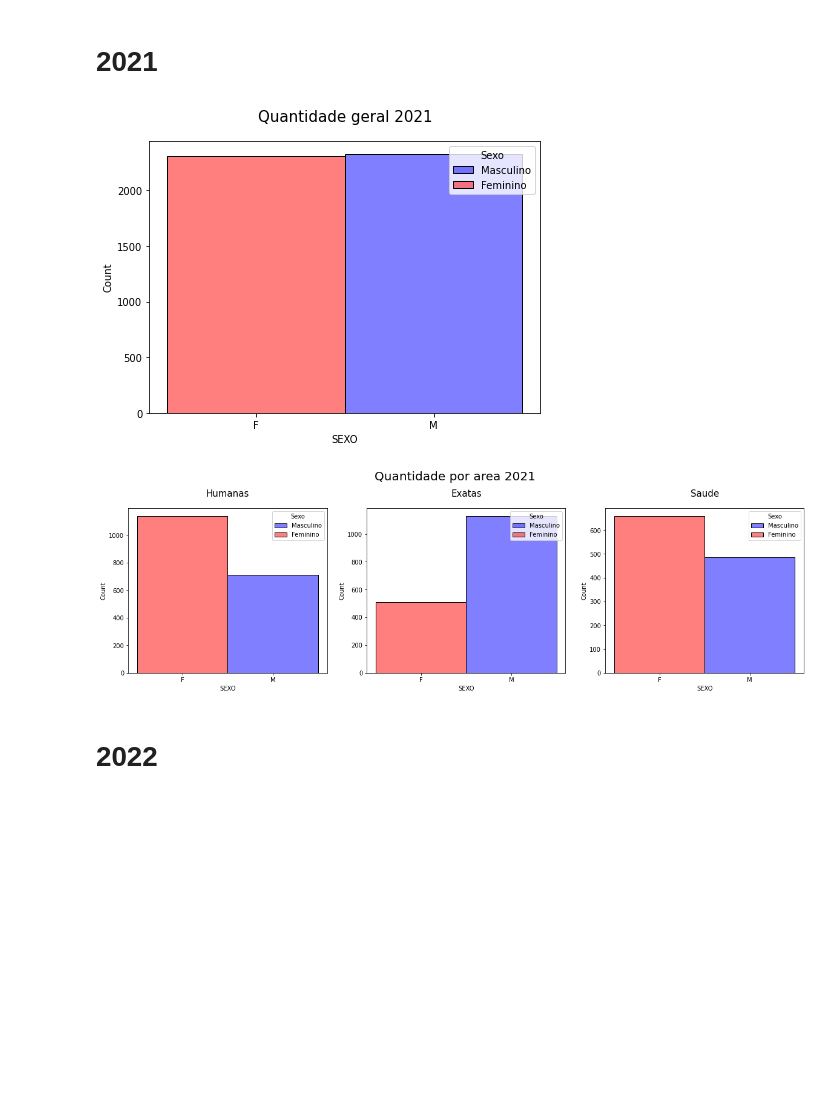
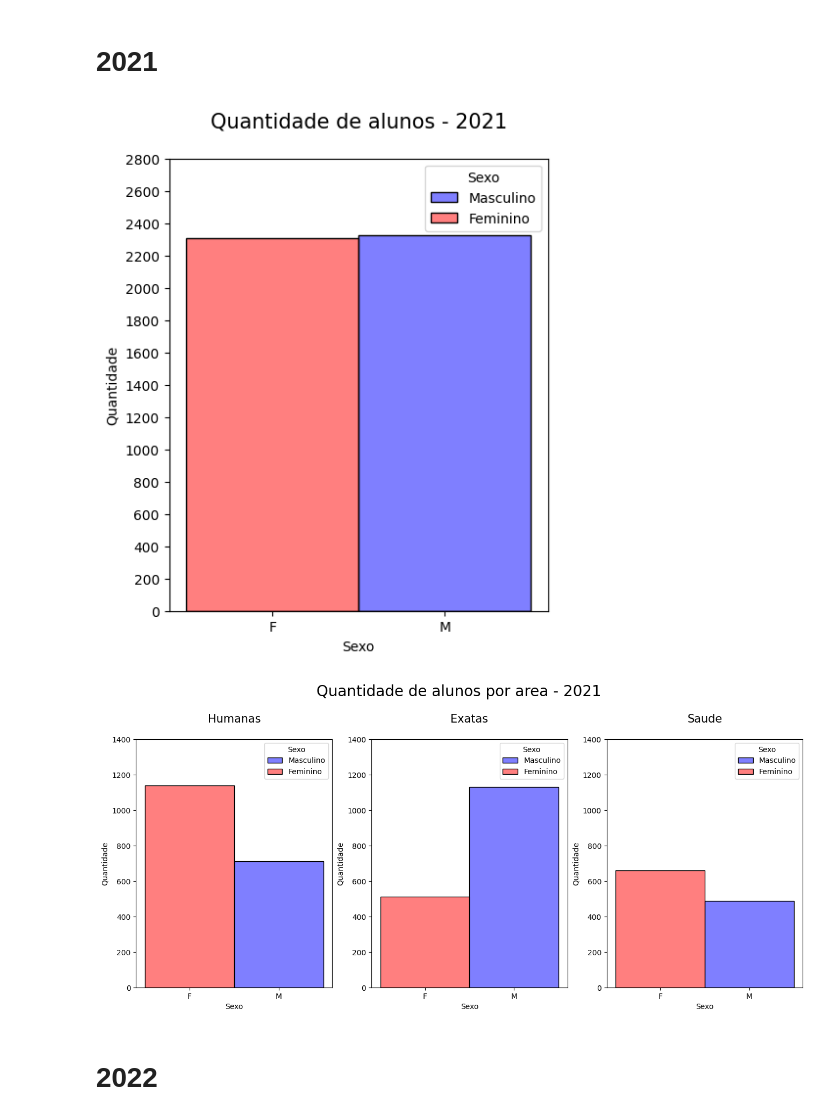
Before and after one commit to Cafeko/UFPE_Projeto_IP, a Jupyter notebook: Quantidade_dados.ipynb, the cells around one changed output. Cells and saved outputs as stored; diff of their text form; code cells hidden in the pictures; blank space fills up the shorter version.

Commit message:
quantidade_dados melhorias

```diff
--- a/Quantidade_dados.ipynb
+++ b/Quantidade_dados.ipynb
@@ -22,11 +23,16 @@ def ProcessamentoQuantidade(df):
         print("Erro")
         return df
 # %%
-def QuantidadePlot(df, x, hue, palette, ax, titulo="", titulo_tamanho=15, despine=False):
-    grafico = sns.histplot(data=df, x=x, hue=hue, palette=CoresPalette(df[hue], palette), ax=ax).set_title(titulo, fontsize=titulo_tamanho, y=1.05)
+# Função que constrói os gráficos de quantidade.
+def QuantidadePlot(df, palette, ax, titulo="", titulo_tamanho=15, despine=False, x="SEXO", hue="SEXO", quant_max = 2800):
+    # Gráfico
+    grafico = sns.histplot(data=df, x=x, hue=hue, palette=CoresPalette(df[hue], palette), ax=ax)
 
+    # Aparência
+    grafico.set(xlabel="Sexo", ylabel="Quantidade")
+    grafico.set_title(titulo, fontsize=titulo_tamanho, y=1.05)
     ax.legend(title='Sexo', loc='upper right', labels=['Masculino', 'Feminino'])
-
+    LabelNumeros(coluna=df[x].value_counts(), ax=ax, label="y", fim=quant_max, distancia=200)
     if despine:
         sns.despine(top=True , right=True, left=False, bottom=False)
 
@@ -48,25 +54,33 @@ df_quant22 = ColLoc(df_quant_geral, "ANO_INGRESSO", 2022)
 # %% [markdown]
 # 2021
 # %%
-quantidade_geral21, pos1 = plt.subplots(nrows = 1, ncols=1, figsize=(7, 5))
+# Cria a figura e o gráfico de quantidade de alunos matriculados no ano de 2021 divididos pelo sexo.
 
-QuantidadePlot(df_quant21, "SEXO", "SEXO", sexo_palette, pos1, "Quantidade geral 2021")
+# Figura
+quantidade_geral21, pos1 = plt.subplots(nrows = 1, ncols=1, figsize=(5, 6))
+
+# Gráfico
+QuantidadePlot(df_quant21, sexo_palette, pos1, titulo="Quantidade de alunos - 2021")
 
 plt.show(quantidade_geral21)
 # %% [output]
-[figure, old version]
+[figure, new version]
 # %%
-quantidade_area21, pos2 = plt.subplots(nrows = 1, ncols=3, figsize=(20, 5))
+# Cria a figura e o gráfico de quantidade de alunos matriculados no ano de 2021
+# comparando a quantidade de alunos de cada sexo por área de ensino.
 
-quantidade_area21.suptitle("Quantidade por area 2021", fontsize=20, y=1.05)
+# Figura
+quantidade_area21, pos2 = plt.subplots(nrows = 1, ncols=3, figsize=(16, 6))
+quantidade_area21.suptitle("Quantidade de alunos por area - 2021", fontsize=20, y=1.05)
 
-QuantidadePlot(ColLoc(df_quant21, "AREA", "HUMANAS"), "SEXO", "SEXO", sexo_palette, pos2[0], "Humanas")
-QuantidadePlot(ColLoc(df_quant21, "AREA", "EXATAS"), "SEXO", "SEXO", sexo_palette, pos2[1], "Exatas")
-QuantidadePlot(ColLoc(df_quant21, "AREA", "SAUDE"), "SEXO", "SEXO", sexo_palette, pos2[2], "Saude")
+# Gráficos
+QuantidadePlot(ColLoc(df_quant21, "AREA", "HUMANAS"), sexo_palette, pos2[0], titulo="Humanas", quant_max=1400)
+QuantidadePlot(ColLoc(df_quant21, "AREA", "EXATAS"), sexo_palette, pos2[1], titulo="Exatas", quant_max=1400)
+QuantidadePlot(ColLoc(df_quant21, "AREA", "SAUDE"), sexo_palette, pos2[2], titulo="Saude", quant_max=1400)
 
 plt.show(quantidade_area21)
 # %% [output]
-[figure, old version]
+[figure, new version]
 # %% [markdown]
 # 2022
 # %%
```
Also changed, not shown: parts of 3 cells of this notebook, 3 other files.
